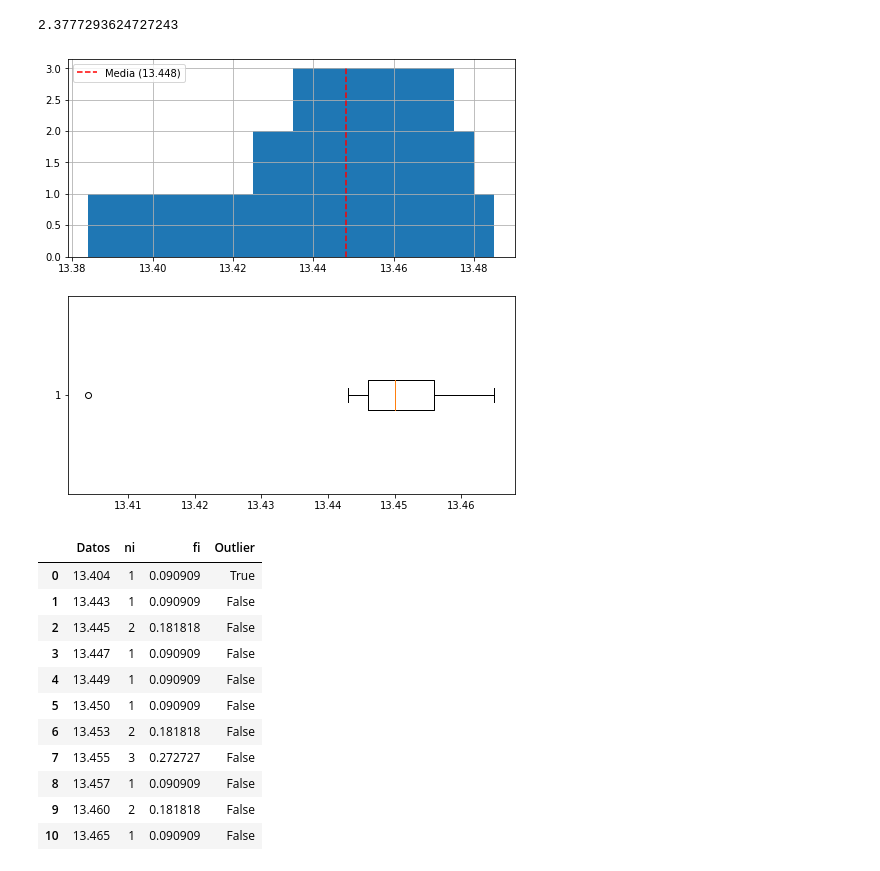
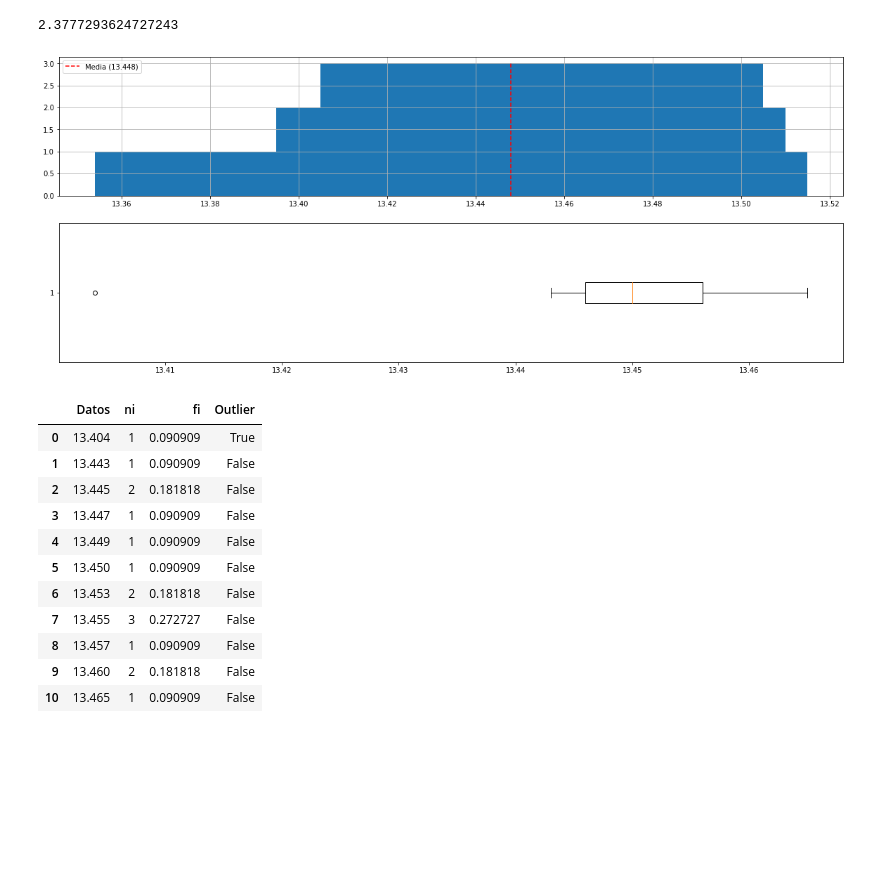
Before and after one commit to DiegoAlejandroLozano/Estadistica_Descriptiva, a Jupyter notebook: Estadistico_de_forma.ipynb, the cells around one changed output. Drawn from its saved outputs; the diff is of its cells as text; code cells hidden in the pictures; blank space fills up the shorter version.

```diff
--- a/Estadistico_de_forma.ipynb
+++ b/Estadistico_de_forma.ipynb
@@ -4,7 +4,6 @@ from matplotlib import pyplot as plt
 # %% [markdown]
 #### Funciones utilizadas en los cálculos
 # %%
-#Definiendo la función de Fisher
 def fisher(xi:pd.Series,ni:pd.Series) -> float:
     '''Función encargada de cálcular el coeficiente
     de Fisher'''
@@ -41,6 +40,17 @@ def curtosis(xi:pd.Series, ni:pd.Series)->float:
     for i in range(n):
         sumatoria += (ni.iloc[i]/n)*(xi.iloc[i]-x)**4
     return (sumatoria/s_4)-3
+
+
+def graficar_datos(datos:pd.Series, ni:pd.Series, ancho:float)->None:
+    '''Función encargada de graficar los datos'''
+    fig, ax = plt.subplots(nrows=2, ncols=1, figsize=(20,8))
+    ax[0].bar(datos, ni, width=ancho)
+    ax[0].vlines(x=datos.mean(), ymin=0, ymax=ni.max(), color='red', linestyle='--', label='Media ({0:.3f})'.format(datos.mean()))
+    ax[0].grid()
+    ax[0].legend(loc='upper left')
+    ax[1].boxplot(datos, vert=False)
+    plt.show()
 # %% [markdown]
 ### **Coeficiente de asimetría de Fisher y coeficiente de curtosis**
 # %% [markdown]
@@ -97,17 +107,11 @@ fisher(tabla1_df.Datos, tabla1_df.ni)
 curtosis(tabla1_df.Datos, tabla1_df.ni)
 # %% [output]
 2.3777293624727243
-# %%
-#Graficando la tabla de frecuencia para observar la distribución de los datos
-fig, ax = plt.subplots(nrows=2, ncols=1, figsize=(8,8))
-ax[0].bar(tabla1_df.Datos, tabla1_df.ni, width=0.04)
-ax[0].vlines(x=tabla1_df.Datos.mean(), ymin=0, ymax=3, color='red', linestyle='--', label='Media ({0:.3f})'.format(tabla1_df.Datos.mean()))
-ax[0].grid()
-ax[0].legend(loc='upper left')
-ax[1].boxplot(tabla1_df.Datos, vert=False)
-plt.show()
-# %% [output]
-[figure, removed]
+# %%
+#Graficando la tabla de frecuencia para observar la distribución de los datos
+graficar_datos(tabla1_df.Datos, tabla1_df.ni, ancho=0.1)
+# %% [output]
+[figure, added]
 # %%
 #Identificando los valores que son outliers
 tabla1_df['Outlier'] = tabla1_df.Datos.apply(identificar_outliers, args=(tabla1_df.Datos.describe(),))
```
Also changed, not shown: parts of 12 cells of this notebook, 1 other file.
